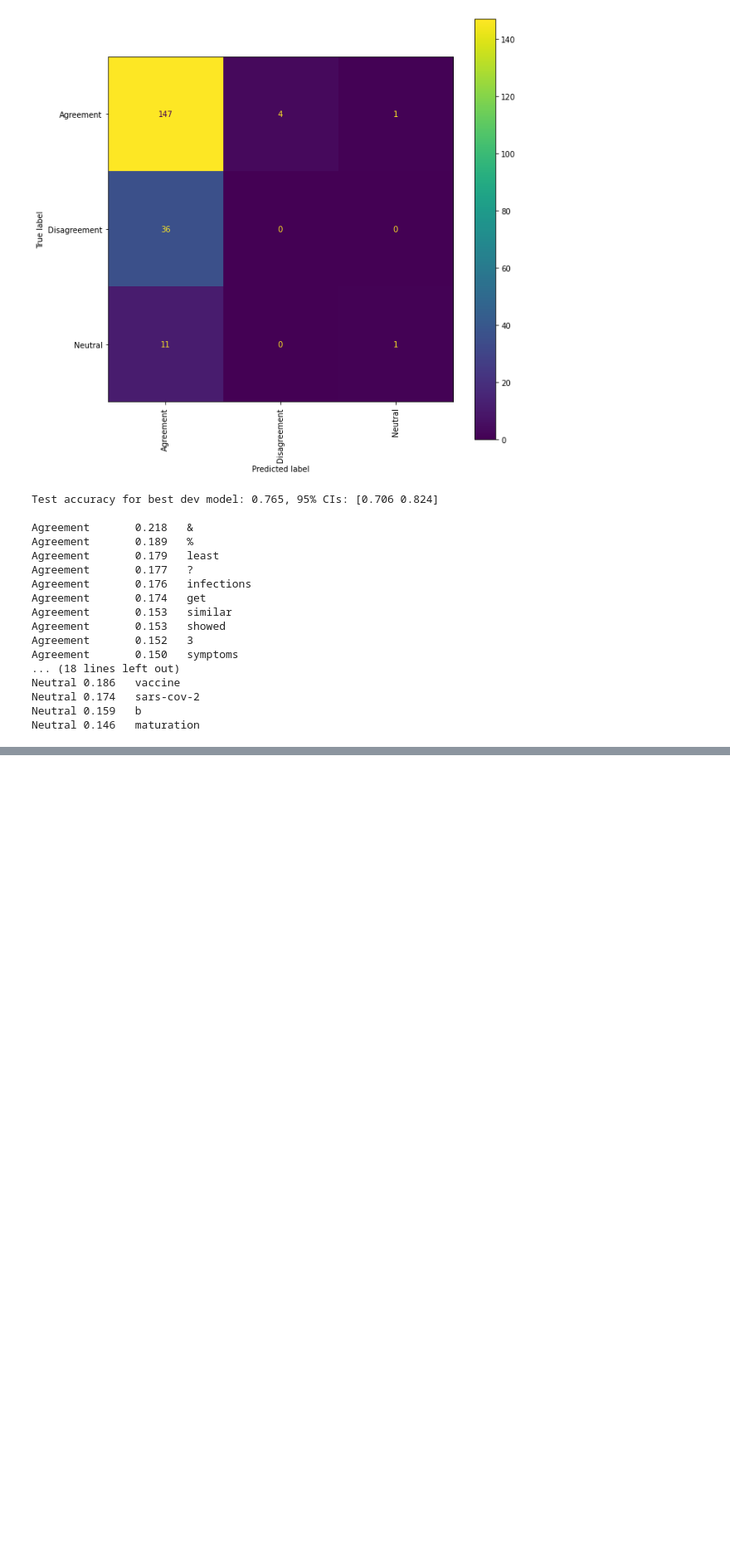
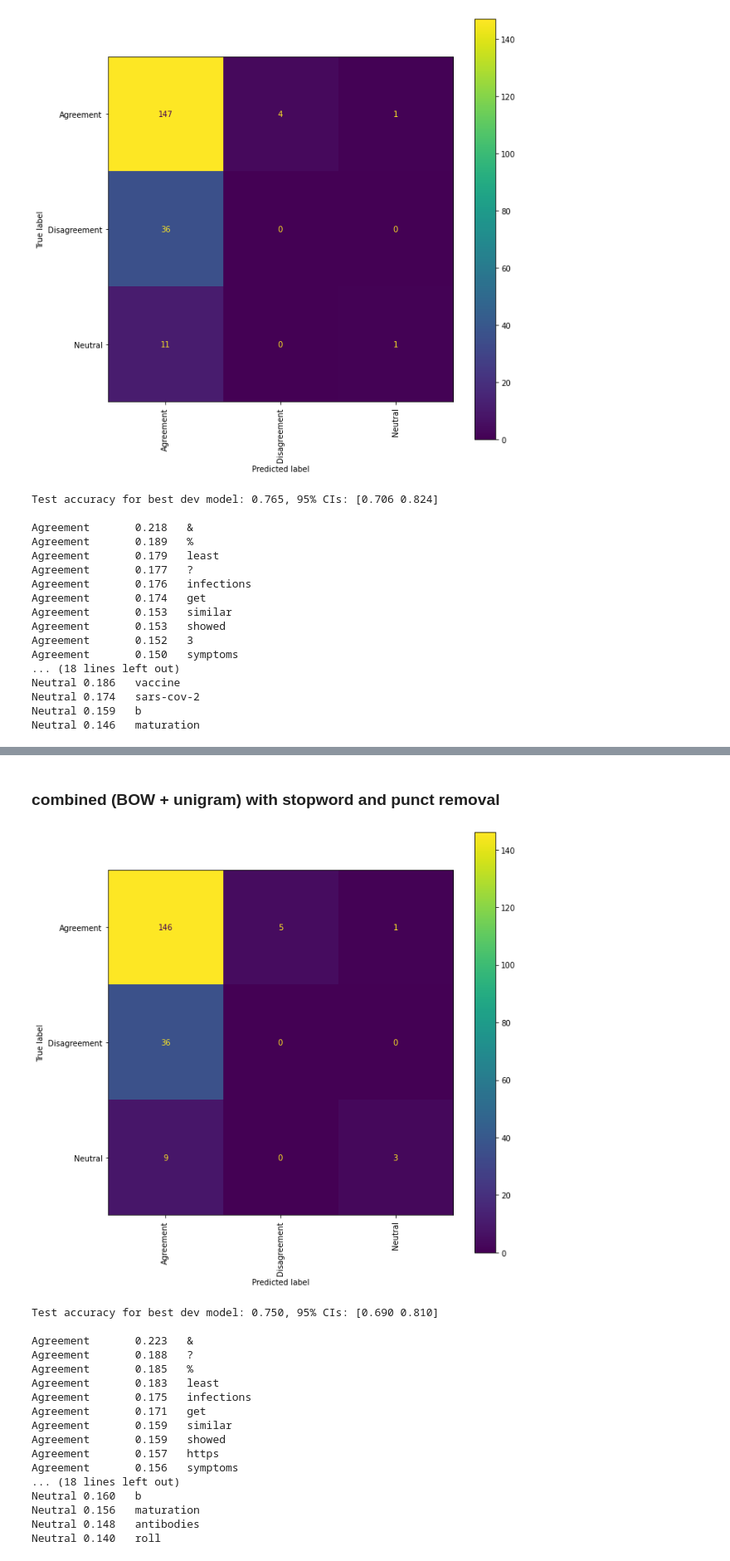
Before and after one commit to mangalm96/agreement_reddit_ap, a Jupyter notebook: LogReg.ipynb, the cells around one changed output, grey strips where cells are left out. Shown at 83% size. Cells and saved outputs as stored; diff of their text form; code cells hidden in the pictures; blank space fills up the shorter version.

```diff
--- a/LogReg.ipynb
+++ b/LogReg.ipynb
@@ -514,0 +577,49 @@ Neutral 0.146   maturation
+# %% [markdown]
+### combined (BOW + unigram) with stopword and punct removal
+# %%
+def run_combined_punct(trainingFile, devFile, testFile):
+    trainX, trainY=load_data(trainingFile)
+    devX, devY=load_data(devFile)
+    testX, testY=load_data(testFile)
+
+    trainX = list(map(remove_stop_df, trainX))
+    devX = list(map(remove_stop_df, devX))
+    testX = list(map(remove_stop_df, testX))
+
+    # remove punct
+    trainX = list(map(punct_removal, trainX))
+    devX = list(map(punct_removal, devX))
+    testX = list(map(punct_removal, testX))
+
+    simple_classifier = Classifier(combiner_function, trainX, trainY, devX, devY, testX, testY)
+    simple_classifier.train()
+    accuracy=simple_classifier.test()
+
+    print_confusion(simple_classifier)
+
+
+    lower, upper=confidence_intervals(accuracy, len(devY), .95)
+    print("Test accuracy for best dev model: %.3f, 95%% CIs: [%.3f %.3f]\n" % (accuracy, lower, upper))
+
+    simple_classifier.printWeights()
+# %%
+run_combined_punct(trainingFile, devFile, testFile)
+# %% [output]
+[figure, added]
+Test accuracy for best dev model: 0.750, 95% CIs: [0.690 0.810]
+
+Agreement       0.223   &
+Agreement       0.188   ?
+Agreement       0.185   %
+Agreement       0.183   least
+Agreement       0.175   infections
+Agreement       0.171   get
+Agreement       0.159   similar
+Agreement       0.159   showed
+Agreement       0.157   https
+Agreement       0.156   symptoms
+... (18 lines left out)
+Neutral 0.160   b
+Neutral 0.156   maturation
+Neutral 0.148   antibodies
+Neutral 0.140   roll
```
Also changed, not shown: parts of 8 cells of this notebook.
